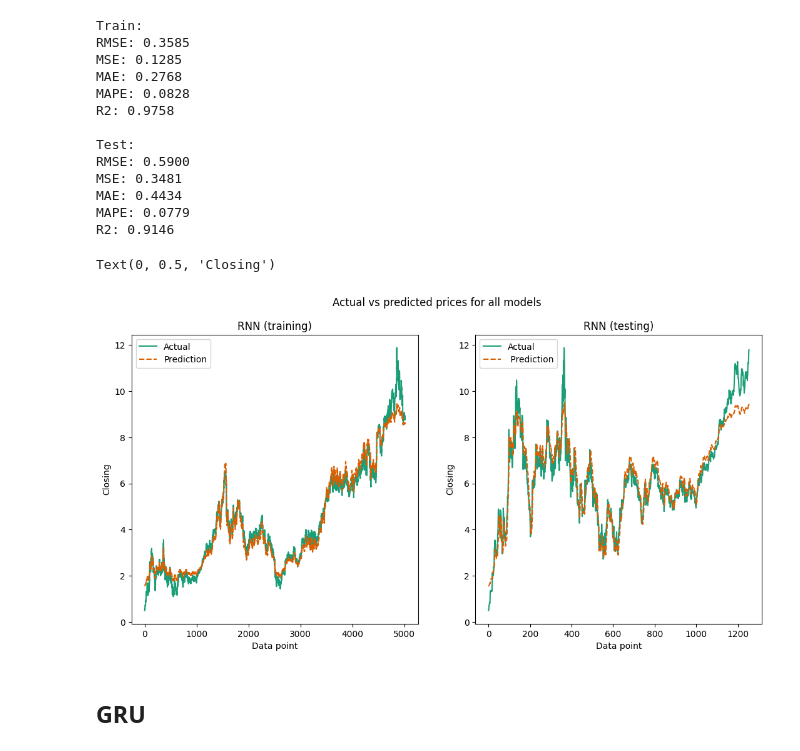
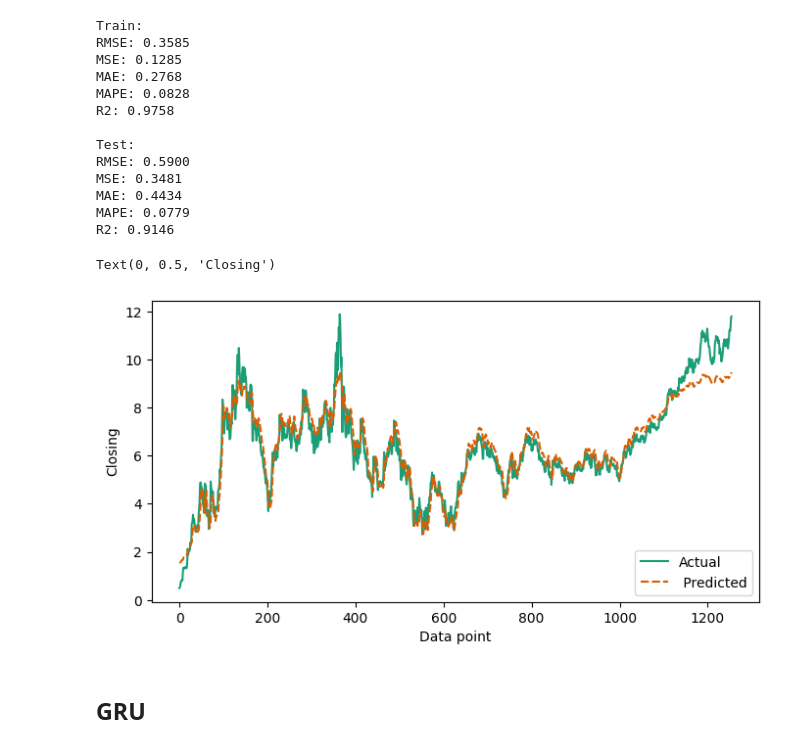
Before and after one commit to ThienNguyen3001/Stock-Price-Prediction-RNN-LSTM-GRU, a Jupyter notebook: stock_price_predict.ipynb, the cells around one changed output. Saved outputs shown, nothing was run; the diff lists cells and outputs as text; code cells hidden in the pictures.

```diff
--- a/stock_price_predict.ipynb
+++ b/stock_price_predict.ipynb
@@ -515,28 +531,28 @@ rnn_train_data = np.append(rnn_train_orig, rnn_train_pred, axis = 1)
 rnn_test_data = np.append(rnn_test_orig, rnn_test_pred, axis = 1)
 
 rnn_train_plot = pd.DataFrame(rnn_train_data)
-rnn_train_plot.columns = ['Actual', 'Prediction']
+rnn_train_plot.columns = ['Actual', 'Predicted']
 rnn_test_plot = pd.DataFrame(rnn_test_data)
-rnn_test_plot.columns = ['Actual', ' Prediction']
+rnn_test_plot.columns = ['Actual', ' Predicted']
 # %%
 #Predictions vs actual price for the RNN model
 sns.set_palette('Dark2')
 
-fig, axes = plt.subplots(1, 2, sharex = False, figsize = (13,6))
-fig.suptitle('Actual vs predicted prices for all models')
+# fig, axes = plt.subplots(1, 1, sharex = False, figsize = (13,6))
+# fig.suptitle('Actual vs predicted prices for all models')
 
-rnn_training_plot = sns.lineplot(ax = axes[0], data = rnn_train_plot)
-rnn_training_plot.set_title('RNN (training)')
-rnn_training_plot.set_xlabel('Data point')
-rnn_training_plot.set_ylabel('Closing')
+# rnn_training_plot = sns.lineplot(ax = axes[0], data = rnn_train_plot)
+# rnn_training_plot.set_title('RNN (training)')
+# rnn_training_plot.set_xlabel('Data point')
+# rnn_training_plot.set_ylabel('Closing')
 
-rnn_testing_plot = sns.lineplot(ax = axes[1], data = rnn_test_plot)
-rnn_testing_plot.set_title('RNN (testing)')
+rnn_testing_plot = sns.lineplot(data = rnn_test_plot)
+# rnn_testing_plot.set_title('RNN (testing)')
 rnn_testing_plot.set_xlabel('Data point')
 rnn_testing_plot.set_ylabel('Closing')
 # %% [output]
 Text(0, 0.5, 'Closing')
-[figure, old version]
+[figure, new version]
 # %% [markdown]
 ## GRU
 # %%
```
Also changed, not shown: parts of 10 cells of this notebook.
